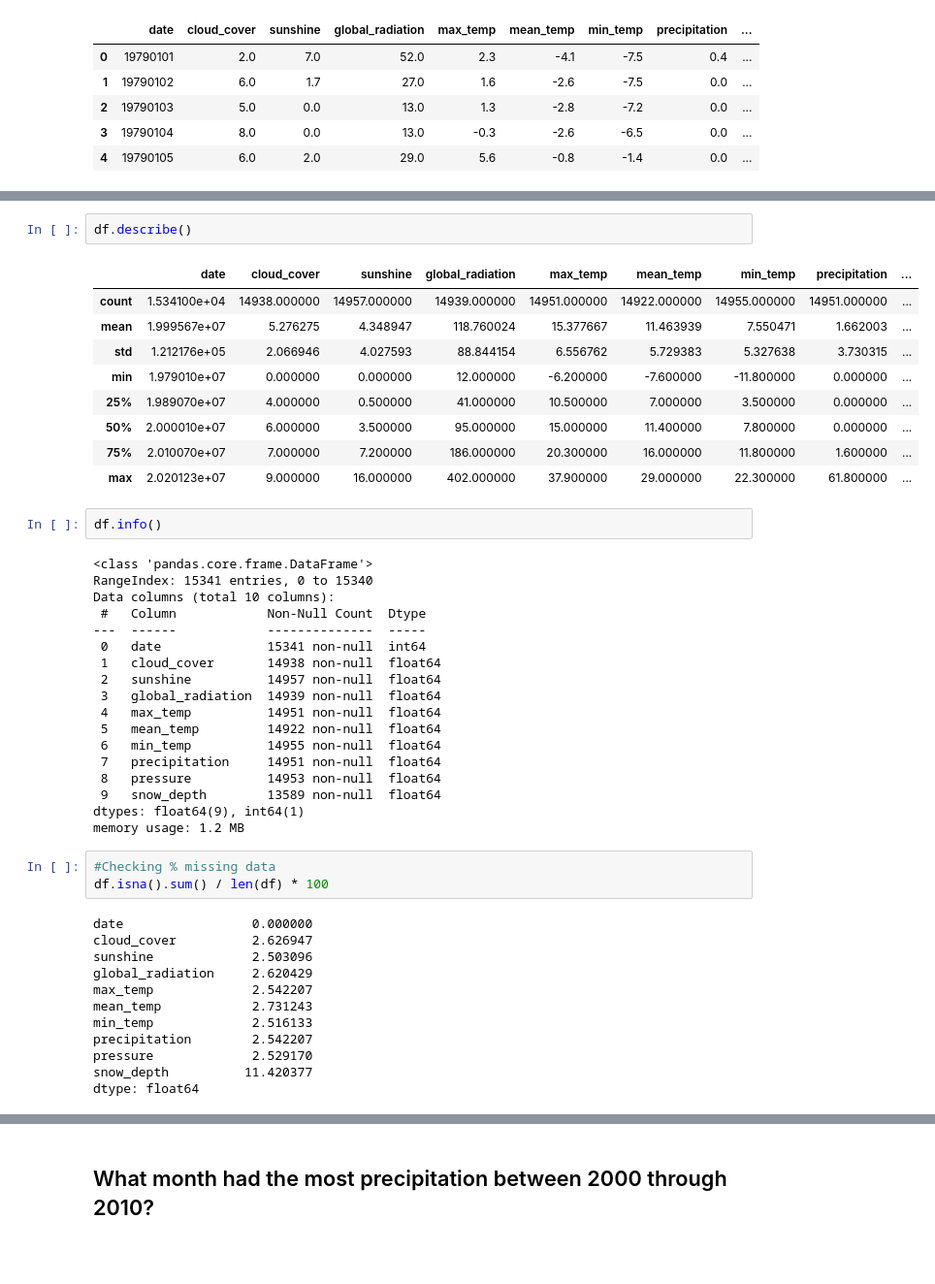
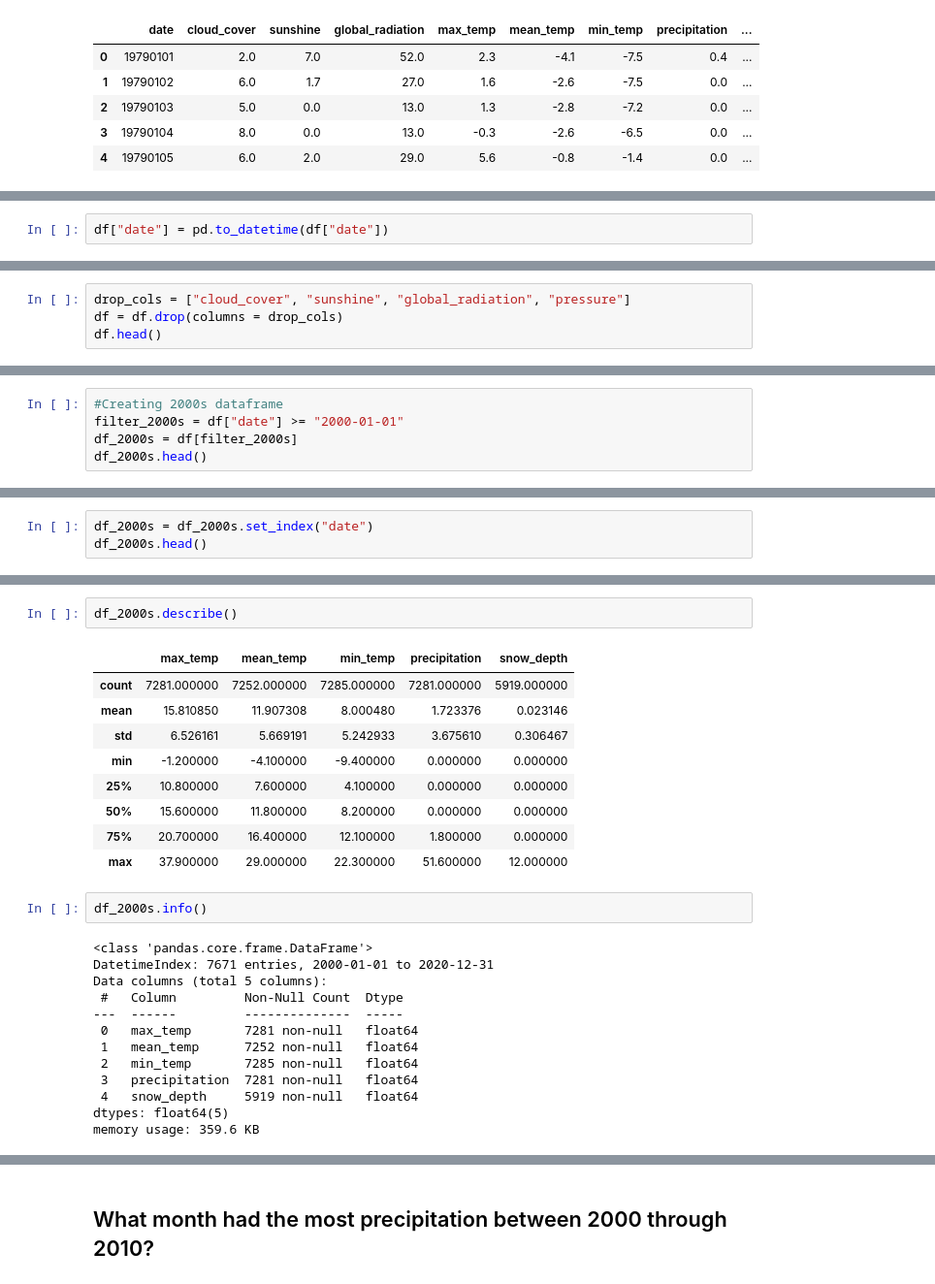
Before and after one commit to JosephPLim/Coding-Dojo-Resampling-Datetime-Data, a Jupyter notebook: Resampling-Datetime-Data.ipynb, the cells around one changed output, grey strips where cells are left out. Shown at 97% size. Saved outputs shown, nothing was run; the diff lists cells and outputs as text; blank space fills up the shorter version.

```diff
--- a/Resampling-Datetime-Data.ipynb
+++ b/Resampling-Datetime-Data.ipynb
@@ -50,0 +52,2 @@ df.shape
+# %%
+df["date"] = pd.to_datetime(df["date"])
@@ -50,0 +63,4 @@ df.shape
+# %%
+drop_cols = ["cloud_cover", "sunshine", "global_radiation", "pressure"]
+df = df.drop(columns = drop_cols)
+df.head()
@@ -50,0 +74,5 @@ df.shape
+# %%
+#Creating 2000s dataframe
+filter_2000s = df["date"] >= "2000-01-01"
+df_2000s = df[filter_2000s]
+df_2000s.head()
@@ -50,0 +86,3 @@ df.shape
+# %%
+df_2000s = df_2000s.set_index("date")
+df_2000s.head()
@@ -51,47 +97,27 @@ df.shape
 # %%
-df.describe()
+df_2000s.describe()
 # %% [output]
-|  | date | cloud_cover | sunshine | global_radiation | max_temp | mean_temp | min_temp | precipitation | ... |
-| count | 1.534100e+04 | 14938.000000 | 14957.000000 | 14939.000000 | 14951.000000 | 14922.000000 | 14955.000000 | 14951.000000 | ... |
-| mean | 1.999567e+07 | 5.276275 | 4.348947 | 118.760024 | 15.377667 | 11.463939 | 7.550471 | 1.662003 | ... |
-| std | 1.212176e+05 | 2.066946 | 4.027593 | 88.844154 | 6.556762 | 5.729383 | 5.327638 | 3.730315 | ... |
-| min | 1.979010e+07 | 0.000000 | 0.000000 | 12.000000 | -6.200000 | -7.600000 | -11.800000 | 0.000000 | ... |
-| 25% | 1.989070e+07 | 4.000000 | 0.500000 | 41.000000 | 10.500000 | 7.000000 | 3.500000 | 0.000000 | ... |
-| 50% | 2.000010e+07 | 6.000000 | 3.500000 | 95.000000 | 15.000000 | 11.400000 | 7.800000 | 0.000000 | ... |
-| 75% | 2.010070e+07 | 7.000000 | 7.200000 | 186.000000 | 20.300000 | 16.000000 | 11.800000 | 1.600000 | ... |
-| max | 2.020123e+07 | 9.000000 | 16.000000 | 402.000000 | 37.900000 | 29.000000 | 22.300000 | 61.800000 | ... |
+|  | max_temp | mean_temp | min_temp | precipitation | snow_depth |
+| count | 7281.000000 | 7252.000000 | 7285.000000 | 7281.000000 | 5919.000000 |
+| mean | 15.810850 | 11.907308 | 8.000480 | 1.723376 | 0.023146 |
+| std | 6.526161 | 5.669191 | 5.242933 | 3.675610 | 0.306467 |
+| min | -1.200000 | -4.100000 | -9.400000 | 0.000000 | 0.000000 |
+| 25% | 10.800000 | 7.600000 | 4.100000 | 0.000000 | 0.000000 |
+| 50% | 15.600000 | 11.800000 | 8.200000 | 0.000000 | 0.000000 |
+| 75% | 20.700000 | 16.400000 | 12.100000 | 1.800000 | 0.000000 |
+| max | 37.900000 | 29.000000 | 22.300000 | 51.600000 | 12.000000 |
 # %%
-df.info()
+df_2000s.info()
 # %% [output]
 <class 'pandas.core.frame.DataFrame'>
-RangeIndex: 15341 entries, 0 to 15340
-Data columns (total 10 columns):
- #   Column            Non-Null Count  Dtype
----  ------            --------------  -----
- 0   date              15341 non-null  int64
- 1   cloud_cover       14938 non-null  float64
- 2   sunshine          14957 non-null  float64
- 3   global_radiation  14939 non-null  float64
- 4   max_temp          14951 non-null  float64
- 5   mean_temp         14922 non-null  float64
- 6   min_temp          14955 non-null  float64
- 7   precipitation     14951 non-null  float64
- 8   pressure          14953 non-null  float64
- 9   snow_depth        13589 non-null  float64
-dtypes: float64(9), int64(1)
-memory usage: 1.2 MB
+DatetimeIndex: 7671 entries, 2000-01-01 to 2020-12-31
+Data columns (total 5 columns):
+ #   Column         Non-Null Count  Dtype
+---  ------         --------------  -----
+ 0   max_temp       7281 non-null   float64
+ 1   mean_temp      7252 non-null   float64
+ 2   min_temp       7285 non-null   float64
+ 3   precipitation  7281 non-null   float64
+ 4   snow_depth     5919 non-null   float64
+dtypes: float64(5)
+memory usage: 359.6 KB
-# %%
-#Checking % missing data
-df.isna().sum() / len(df) * 100
-# %% [output]
-date                 0.000000
-cloud_cover          2.626947
-sunshine             2.503096
-global_radiation     2.620429
-max_temp             2.542207
-mean_temp            2.731243
-min_temp             2.516133
-precipitation        2.542207
-pressure             2.529170
-snow_depth          11.420377
-dtype: float64
```
Also changed, not shown: parts of 25 cells of this notebook.
